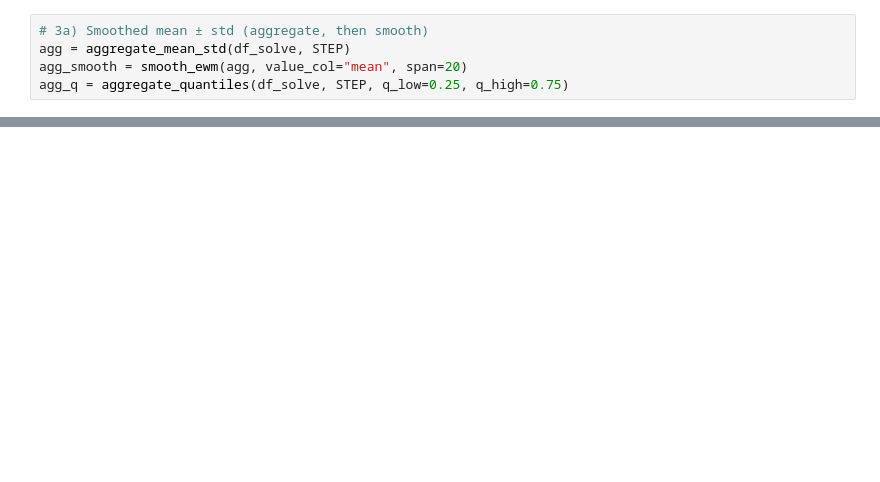
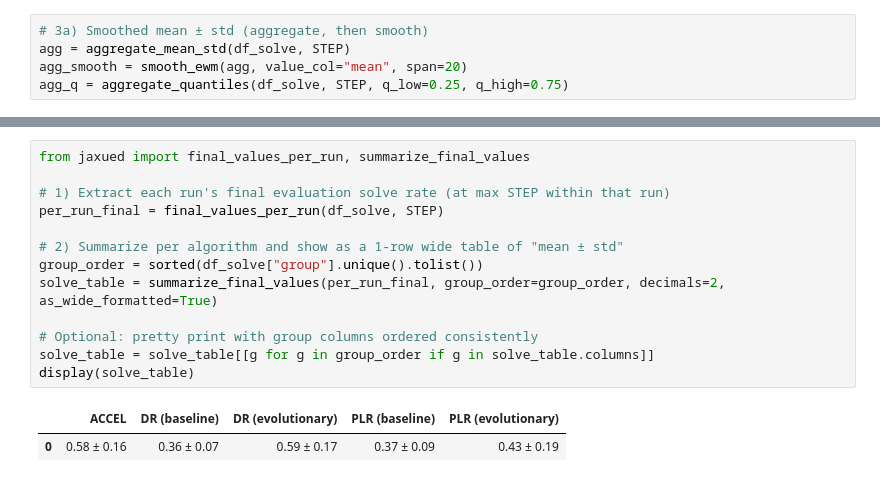
Before and after one commit to callum-lawson/evo-ued, a Jupyter notebook: notebooks/eda_training_wandb.ipynb, the cells around one changed output, grey strips where cells are left out. Saved outputs shown, nothing was run; the diff lists cells and outputs as text; blank space fills up the shorter version.

```diff
--- a/notebooks/eda_training_wandb.ipynb
+++ b/notebooks/eda_training_wandb.ipynb
@@ -179,0 +182,16 @@ plot_median_quantiles(agg_q, step_key=STEP, palette_map=ALG_PALETTE, y_label="so
+# %%
+from jaxued import final_values_per_run, summarize_final_values
+
+# 1) Extract each run's final evaluation solve rate (at max STEP within that run)
+per_run_final = final_values_per_run(df_solve, STEP)
+
+# 2) Summarize per algorithm and show as a 1-row wide table of "mean ± std"
+group_order = sorted(df_solve["group"].unique().tolist())
+solve_table = summarize_final_values(per_run_final, group_order=group_order, decimals=2, as_wide_formatted=True)
+
+# Optional: pretty print with group columns ordered consistently
+solve_table = solve_table[[g for g in group_order if g in solve_table.columns]]
+display(solve_table)
+# %% [output]
+|  | ACCEL | DR (baseline) | DR (evolutionary) | PLR (baseline) | PLR (evolutionary) |
+| 0 | 0.58 ± 0.16 | 0.36 ± 0.07 | 0.59 ± 0.17 | 0.37 ± 0.09 | 0.43 ± 0.19 |
```
Also changed, not shown: parts of 7 cells of this notebook, 3 other files.
